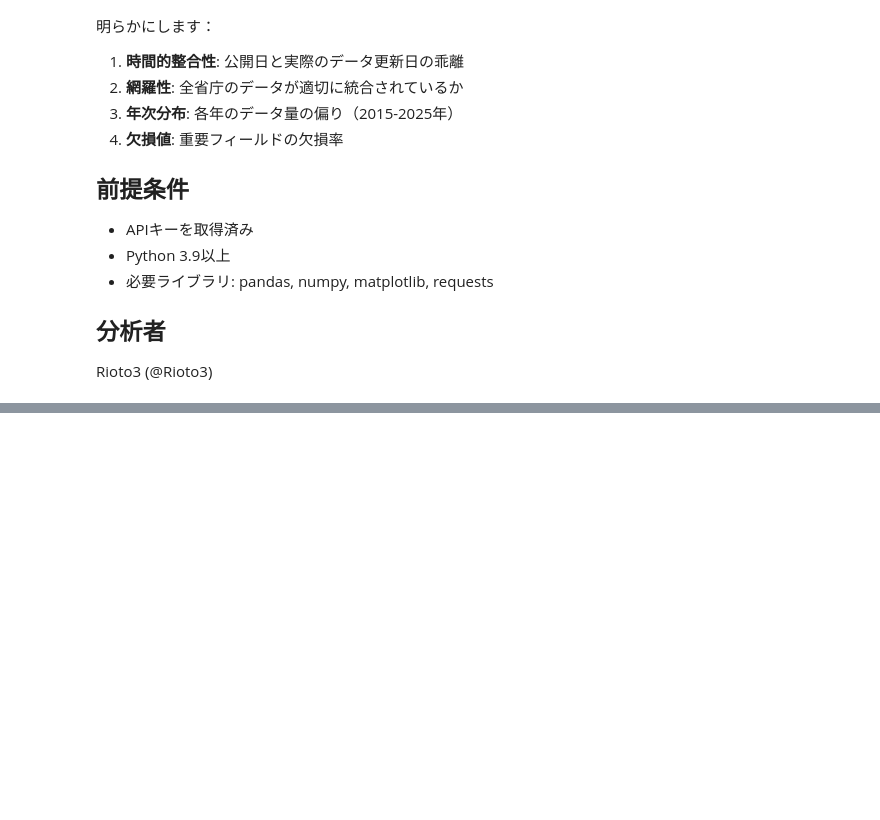
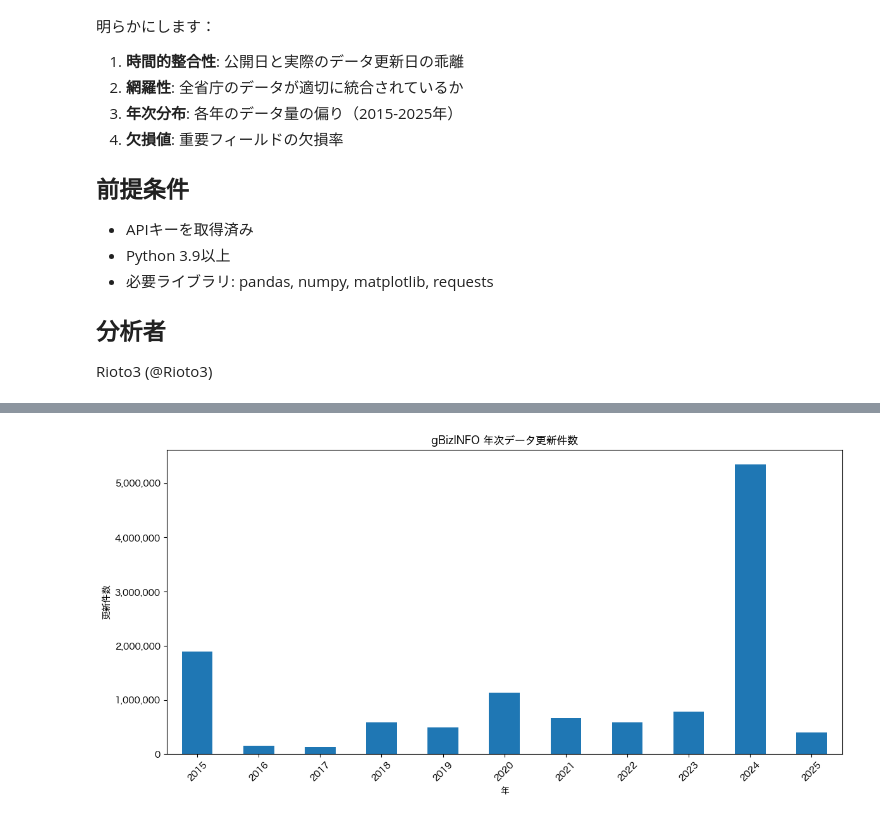
Before and after one commit to Rioto3/gbizinfo-subsidy-analysis, a Jupyter notebook: notebooks/01_data_quality.ipynb, the cells around one changed output, grey strips where cells are left out. Drawn from its saved outputs; the diff is of its cells as text; code cells hidden in the pictures; blank space fills up the shorter version.

```diff
--- a/notebooks/01_data_quality.ipynb
+++ b/notebooks/01_data_quality.ipynb
@@ -37,6 +44,7 @@ HEADERS = {
 import requests
 import pandas as pd
 from datetime import datetime
+import setting
 
 def get_yearly_update_count(start_year=2015, end_year=datetime.now().year):
     results = {}
@@ -59,7 +67,7 @@ def get_yearly_update_count(start_year=2015, end_year=datetime.now().year):
 
         total_count = 0
         for category in categories:
-            url = f"{BASE_URL}/v1/hojin/{category}"
+            url = f"{setting.BASE_URL}/v1/hojin/{category}"
 
             params = {
                 'from': from_date,
@@ -71,7 +79,7 @@ def get_yearly_update_count(start_year=2015, end_year=datetime.now().year):
             try:
                 response = requests.get(
                     url,
-                    headers=HEADERS,
+                    headers=setting.HEADERS,
                     params=params
                 )
 
@@ -95,0 +118,30 @@ print(df)
+# %%
+import matplotlib.pyplot as plt
+import matplotlib.font_manager as fm
+from matplotlib.ticker import FuncFormatter
+
+# ヒラギノ角ゴシック W3 フォントを指定
+font_path = "/System/Library/Fonts/ヒラギノ角ゴシック W3.ttc"
+font_prop = fm.FontProperties(fname=font_path)
+plt.rcParams["font.family"] = font_prop.get_name()
+
+# y軸の目盛りを見やすくするための設定
+def format_yaxis(x, pos):
+    # xはy軸の値、posは位置
+    return '{:,.0f}'.format(x)  # カンマ区切りで整数にフォーマット
+
+# グラフ作成
+plt.figure(figsize=(12, 6))
+df['更新件数'].plot(kind='bar')
+plt.title('gBizINFO 年次データ更新件数')
+plt.xlabel('年')
+plt.ylabel('更新件数')
+
+# y軸の目盛りにカスタムフォーマッターを適用
+plt.gca().yaxis.set_major_formatter(FuncFormatter(format_yaxis))
+
+plt.xticks(rotation=45)
+plt.tight_layout()
+plt.show()
+# %% [output]
+[figure, added]
```
Also changed, not shown: parts of 5 cells of this notebook.
